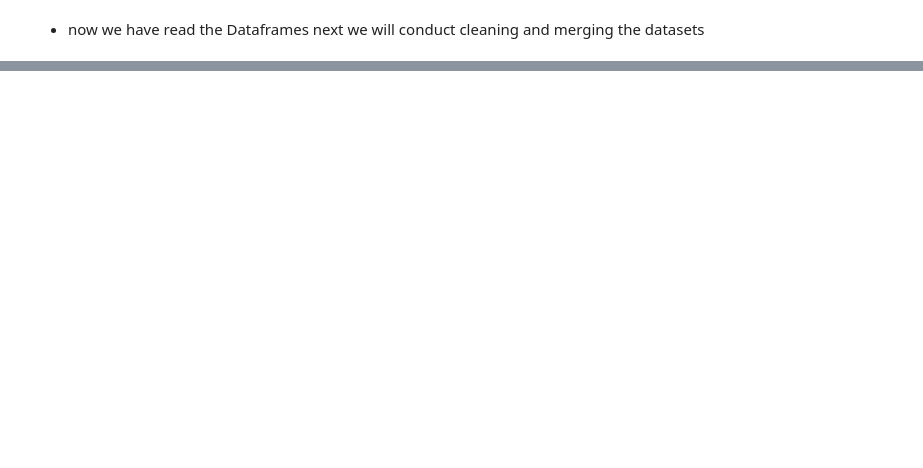
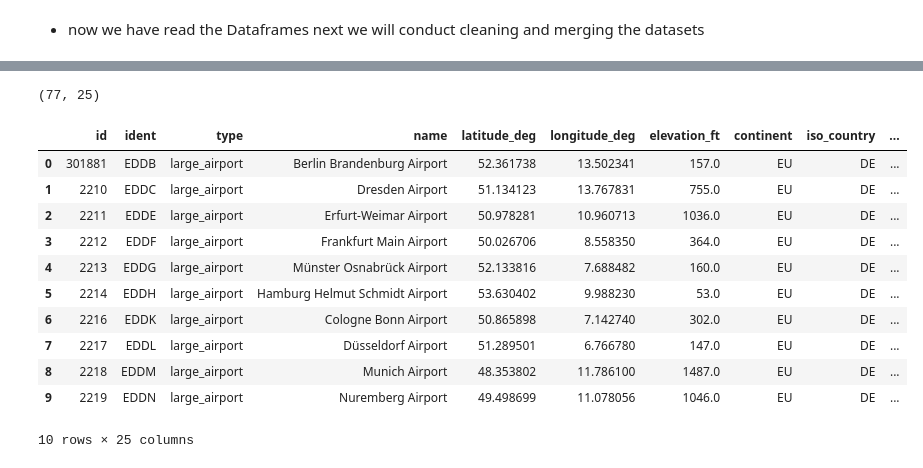
Before and after one commit to Fedo682/FlightpathdelaysProject, a Jupyter notebook: notebooks/flightDelays.ipynb, the cells around one changed output, grey strips where cells are left out. Cells and saved outputs as stored; diff of their text form; code cells hidden in the pictures; blank space fills up the shorter version.

Commit message:
added merged data

```diff
--- a/notebooks/flightDelays.ipynb
+++ b/notebooks/flightDelays.ipynb
@@ -21,0 +83,7 @@ delays_raw.head()
+# %%
+# Filter delays_raw for the selected countries
+delays_europe = delays_raw[delays_raw['State'].isin(countries_list)].copy()
+print(f"Delays filtered: {len(delays_europe)} records")
+print(f"Countries in delays data: {delays_europe['State'].unique()}")
+print(f"\nICAO codes in delays data:\n{delays_europe['ICAO'].unique()}")
+delays_europe.head()
@@ -21,0 +116,18 @@ delays_raw.head()
+# %%
+# Perform outer merge on ICAO code
+# airports_europe will provide airport data (ICAO is from icao_code column)
+# delays_europe will provide delay metrics (ICAO is already named ICAO)
+
+merged_europe = pd.merge(
+    airports_europe,
+    delays_europe,
+    left_on='icao_code',  # ICAO code in airports dataset
+    right_on='ICAO',       # ICAO code in delays dataset
+    how='outer'            # Outer join - keeps all records from both
+)
+
+print(f"Merged dataframe shape: {merged_europe.shape}")
+print(f"\nNumber of airports matched: {len(merged_europe)}")
+print(f"Countries in merged data: {merged_europe['iso_country'].unique()}")
+print(f"\nColumns in merged dataframe:\n{merged_europe.columns.tolist()}")
+merged_europe.head()
@@ -21,0 +201,19 @@ delays_raw.head()
+# %%
+merged_europe.shape
+# %% [output]
+(77, 25)
+# %%
+merged_europe.head(10)
+# %% [output]
+|  | id | ident | type | name | latitude_deg | longitude_deg | elevation_ft | continent | iso_country | ... |
+| 0 | 301881 | EDDB | large_airport | Berlin Brandenburg Airport | 52.361738 | 13.502341 | 157.0 | EU | DE | ... |
+| 1 | 2210 | EDDC | large_airport | Dresden Airport | 51.134123 | 13.767831 | 755.0 | EU | DE | ... |
+| 2 | 2211 | EDDE | large_airport | Erfurt-Weimar Airport | 50.978281 | 10.960713 | 1036.0 | EU | DE | ... |
+| 3 | 2212 | EDDF | large_airport | Frankfurt Main Airport | 50.026706 | 8.558350 | 364.0 | EU | DE | ... |
+| 4 | 2213 | EDDG | large_airport | Münster Osnabrück Airport | 52.133816 | 7.688482 | 160.0 | EU | DE | ... |
+| 5 | 2214 | EDDH | large_airport | Hamburg Helmut Schmidt Airport | 53.630402 | 9.988230 | 53.0 | EU | DE | ... |
+| 6 | 2216 | EDDK | large_airport | Cologne Bonn Airport | 50.865898 | 7.142740 | 302.0 | EU | DE | ... |
+| 7 | 2217 | EDDL | large_airport | Düsseldorf Airport | 51.289501 | 6.766780 | 147.0 | EU | DE | ... |
+| 8 | 2218 | EDDM | large_airport | Munich Airport | 48.353802 | 11.786100 | 1487.0 | EU | DE | ... |
+| 9 | 2219 | EDDN | large_airport | Nuremberg Airport | 49.498699 | 11.078056 | 1046.0 | EU | DE | ... |
+10 rows × 25 columns
```
Also changed, not shown: parts of 18 cells of this notebook, 3 other files.
